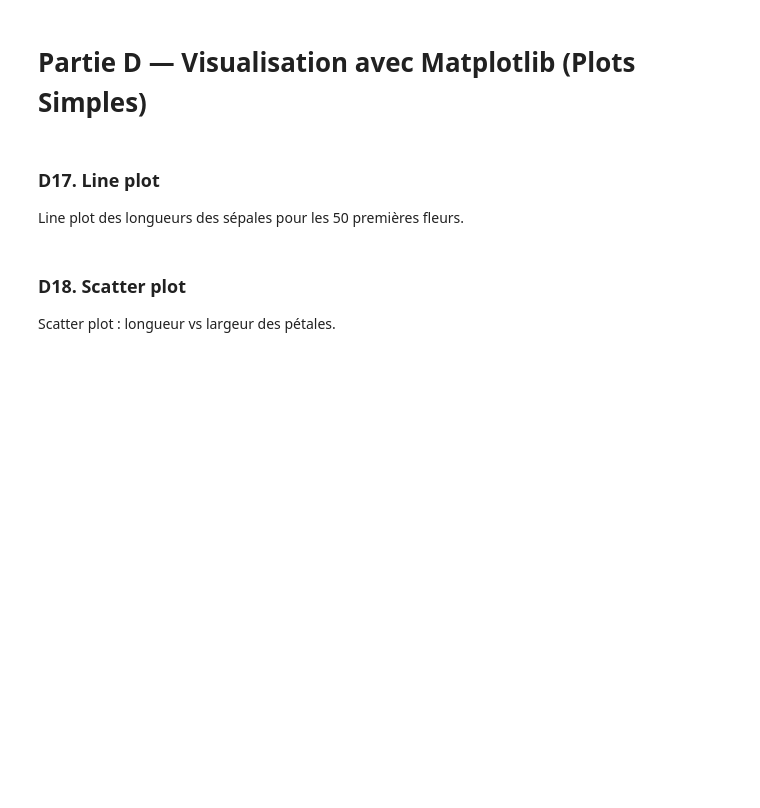
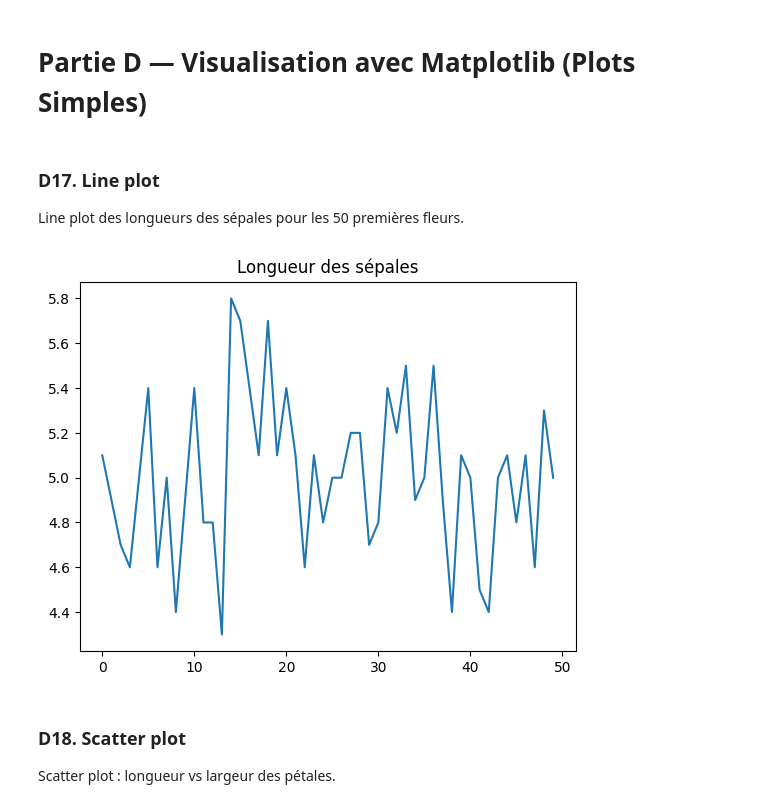
Before and after one commit to USMS-FPK-IA-GI-2025/controle-01-numpy-and-matplotlib-iris-NadiaElmahi9808, a Jupyter notebook: notebooks/controle_numpy_matplotlib.ipynb, the cells around one changed output. Drawn from its saved outputs; the diff is of its cells as text; code cells hidden in the pictures; blank space fills up the shorter version.

```diff
--- a/notebooks/controle_numpy_matplotlib.ipynb
+++ b/notebooks/controle_numpy_matplotlib.ipynb
@@ -26,7 +26,7 @@ Stockez les données dans un array nommé `data` et affichez sa `shape`.
 import numpy as np
 import matplotlib.pyplot as plt
 #Charger le fichier
-data = np.genfromtxt('data/Iris.csv', delimiter=',', skip_header=1)
+data = np.genfromtxt('data/Iris.csv', delimiter=',', dtype=str,skip_header=1)
 print(f"Dimension de notre dataset :{data.shape}")
 # %% [output]
 Dimension de notre dataset :(150, 6)
@@ -37,7 +37,7 @@ Séparez :
 - la dernière colonne (espèces) dans un array `species`
 Utilisez le slicing.
 # %%
-features = data[:,1:5] #toutes les lignes et 1--> 4 colonne car 1ere colonne c'est l'ID
+features = data[:,1:5].astype(float) #toutes les lignes et 1--> 4 colonne car 1ere colonne c'est l'ID
 species = data[:,-1] # Toutes les lignes et la 4eme colonnes
 #verification
 print(f"Dimension de features : {features.shape}")
@@ -215,3 +215,13 @@ Line plot des longueurs des sépales pour les 50 premières fleurs.
+# %%
+import matplotlib.pyplot as plt
+x=np.arange(50)
+y=sepal_length[:50]
+plt.plot(x,y)
+plt.title("Longueur des sépales")
+plt.savefig("output/d17.jpg")
+plt.show()
+# %% [output]
+[figure, added]
 # %% [markdown]
 ### D18. Scatter plot
 Scatter plot : longueur vs largeur des pétales.
```
Also changed, not shown: parts of 23 cells of this notebook.
